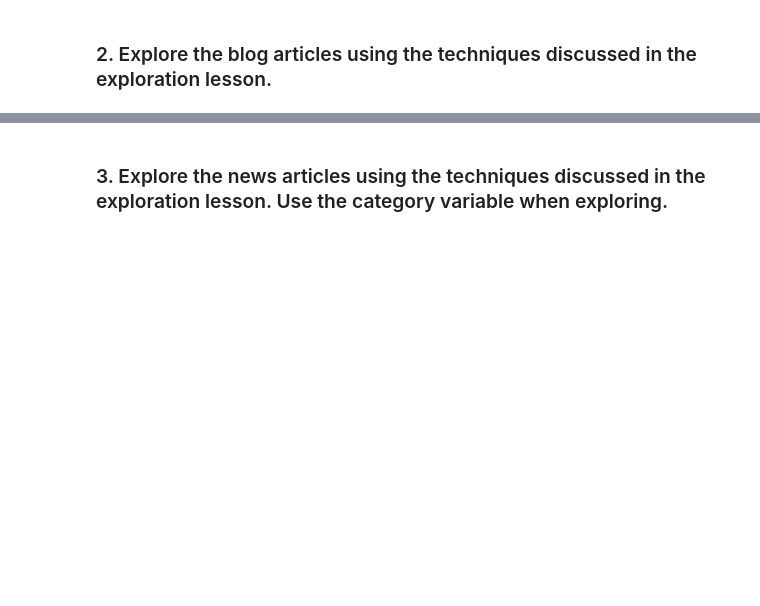
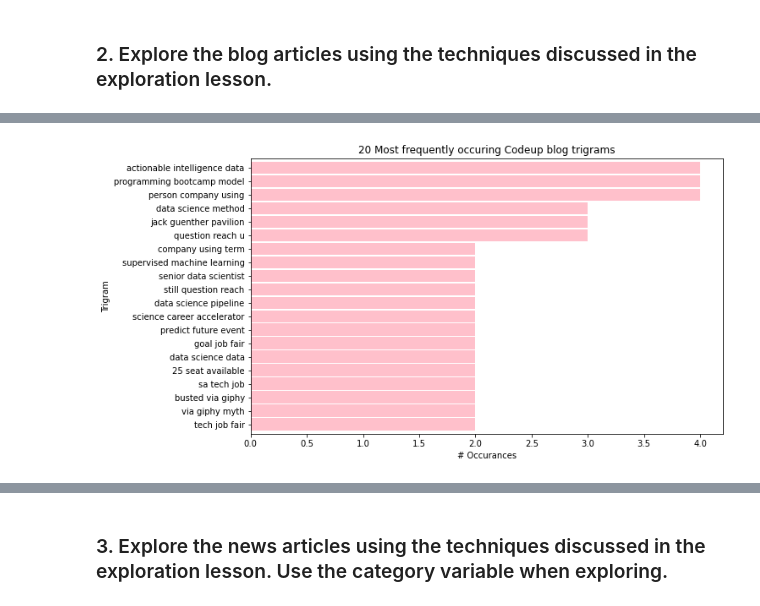
Before and after one commit to aliciag92/natural-language-processing-exercises, a Jupyter notebook: explore.ipynb, the cells around one changed output, grey strips where cells are left out. Saved outputs shown, nothing was run; the diff lists cells and outputs as text; code cells hidden in the pictures; blank space fills up the shorter version.

```diff
--- a/explore.ipynb
+++ b/explore.ipynb
@@ -412,0 +507,8 @@ plt.show()
+# %%
+#trigrams
+top_trigrams = (pd.Series(nltk.ngrams(all_words, 3))
+                      .value_counts()
+                      .head(20))
+
+
+top_trigrams
@@ -412,0 +533,13 @@ plt.show()
+# %%
+top_trigrams.sort_values().plot.barh(color='pink', width=.9, figsize=(10, 6))
+
+plt.title('20 Most frequently occuring Codeup blog trigrams')
+plt.ylabel('Trigram')
+plt.xlabel('# Occurances')
+
+# make the labels pretty
+ticks, _ = plt.yticks()
+labels = top_trigrams.reset_index()['index'].apply(lambda t: t[0] + ' ' + t[1] + ' ' + t[2])
+_ = plt.yticks(ticks, labels)
+# %% [output]
+[figure, added]
```
Also changed, not shown: parts of 55 cells of this notebook.
